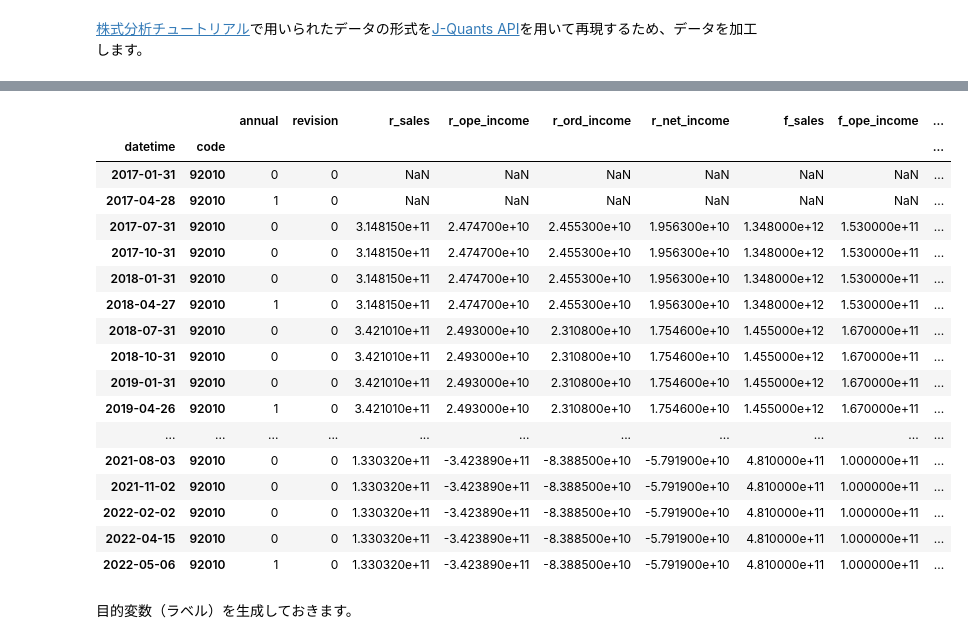
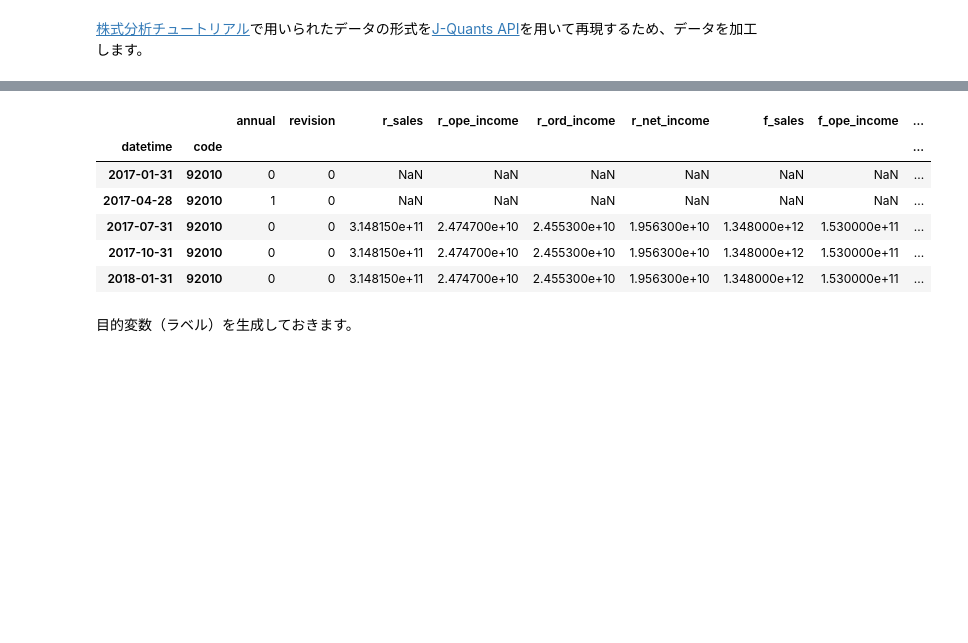
Before and after one commit to dakimura/jquants-sample, a Jupyter notebook: predictor.ipynb, the cells around one changed output, grey strips where cells are left out. Saved outputs shown, nothing was run; the diff lists cells and outputs as text; code cells hidden in the pictures; blank space fills up the shorter version.

```diff
--- a/predictor.ipynb
+++ b/predictor.ipynb
@@ -335,5 +326,5 @@ get_technical(stock_price, example_codes[0])
 # %%
-# stock_finを使った指標
+# stock_finを使った指標を各銘柄ごとに計算
 def get_financial(stock_fin:pd.DataFrame, code:int)->pd.DataFrame:
     fin_df = stock_fin[stock_fin["Local Code"] == code].copy()
 
@@ -345,16 +336,18 @@ def get_financial(stock_fin:pd.DataFrame, code:int)->pd.DataFrame:
     fin_df["revision"] = 0 # 1: 修正再表示
     # FYFinancialStatements*** は本決算
     fin_df.loc[fin_df["TypeOfDocument"].isin(["FYFinancialStatements_Consolidated_JP", "FYFinancialStatements_Consolidated_US", "FYFinancialStatements_Consolidated_IFRS"]), "annual"] = 1
-    #fin_df.loc[fin_df["RetrospectiveRestatement"]]
     fin_df.loc[fin_df["RetrospectiveRestatement"]==True, "revision"] = 1
     feat1 = ["annual", "revision"]
 
     # --- 原系列 ---
+    # (memo: 前期と当期を比較すると季節的な変動が含まれ、経済的な変動を評価しづらくなる。この季節的な変動を取り除く前のものを原系列と呼ぶ)
 
     # --- r_sales ---
+    # pre_result_period_end: 前回の情報開示日時点における事業年度終了日
     fin_df["pre_result_period_end"] = fin_df["Result_FinancialStatement FiscalPeriodEnd"].shift(1)
     fin_df["r_sales"] = np.nan
 
+    # 前の行から会計年度が変わったけどReportTypeが1Qでない = 年度の途中からのデータを見ており一番最初のレコードが2Qとか3Qのものだったとき?よくわかってない
     fin_df.loc[((fin_df["Result_FinancialStatement FiscalPeriodEnd"] != fin_df["pre_result_period_end"]) & (
             fin_df["Result_FinancialStatement ReportType"] != "1Q")), "r_sales"] = fin_df[
         "Result_FinancialStatement NetSales"].diff(1)
@@ -586,45 +579,34 @@ def get_financial(stock_fin:pd.DataFrame, code:int)->pd.DataFrame:
     feat.extend(feat1)
     feat.extend(feat2)
     feat.extend(feat3)
     feat.extend(d_feat2)
     feat.extend(d_feat3)
     feat.extend(d_feat4)
 
     col_names = ["datetime", "code"]
     col_names.extend(feat1)
     col_names.extend(feat2)
     col_names.extend(feat3)
     col_names.extend(d_feat2)
     col_names.extend(d_feat3)
     col_names.extend(d_feat4)
 
     fin_df = fin_df[feat]
     fin_df.columns = col_names
     fin_df["datetime"] = pd.to_datetime(fin_df["datetime"])
     fin_df = fin_df.set_index(["datetime", "code"])
     return fin_df
 
 # example
-get_financial(stock_fin, example_codes[1])
+get_financial(stock_fin, example_codes[1]).head()
 # %% [output]
 |  |  | annual | revision | r_sales | r_ope_income | r_ord_income | r_net_income | f_sales | f_ope_income | ... |
 | datetime | code |  |  |  |  |  |  |  |  | ... |
 | 2017-01-31 | 92010 | 0 | 0 | NaN | NaN | NaN | NaN | NaN | NaN | ... |
 | 2017-04-28 | 92010 | 1 | 0 | NaN | NaN | NaN | NaN | NaN | NaN | ... |
 | 2017-07-31 | 92010 | 0 | 0 | 3.148150e+11 | 2.474700e+10 | 2.455300e+10 | 1.956300e+10 | 1.348000e+12 | 1.530000e+11 | ... |
 | 2017-10-31 | 92010 | 0 | 0 | 3.148150e+11 | 2.474700e+10 | 2.455300e+10 | 1.956300e+10 | 1.348000e+12 | 1.530000e+11 | ... |
 | 2018-01-31 | 92010 | 0 | 0 | 3.148150e+11 | 2.474700e+10 | 2.455300e+10 | 1.956300e+10 | 1.348000e+12 | 1.530000e+11 | ... |
-| 2018-04-27 | 92010 | 1 | 0 | 3.148150e+11 | 2.474700e+10 | 2.455300e+10 | 1.956300e+10 | 1.348000e+12 | 1.530000e+11 | ... |
-| 2018-07-31 | 92010 | 0 | 0 | 3.421010e+11 | 2.493000e+10 | 2.310800e+10 | 1.754600e+10 | 1.455000e+12 | 1.670000e+11 | ... |
-| 2018-10-31 | 92010 | 0 | 0 | 3.421010e+11 | 2.493000e+10 | 2.310800e+10 | 1.754600e+10 | 1.455000e+12 | 1.670000e+11 | ... |
-| 2019-01-31 | 92010 | 0 | 0 | 3.421010e+11 | 2.493000e+10 | 2.310800e+10 | 1.754600e+10 | 1.455000e+12 | 1.670000e+11 | ... |
-| 2019-04-26 | 92010 | 1 | 0 | 3.421010e+11 | 2.493000e+10 | 2.310800e+10 | 1.754600e+10 | 1.455000e+12 | 1.670000e+11 | ... |
-| ... | ... | ... | ... | ... | ... | ... | ... | ... | ... | ... |
-| 2021-08-03 | 92010 | 0 | 0 | 1.330320e+11 | -3.423890e+11 | -8.388500e+10 | -5.791900e+10 | 4.810000e+11 | 1.000000e+11 | ... |
-| 2021-11-02 | 92010 | 0 | 0 | 1.330320e+11 | -3.423890e+11 | -8.388500e+10 | -5.791900e+10 | 4.810000e+11 | 1.000000e+11 | ... |
-| 2022-02-02 | 92010 | 0 | 0 | 1.330320e+11 | -3.423890e+11 | -8.388500e+10 | -5.791900e+10 | 4.810000e+11 | 1.000000e+11 | ... |
-| 2022-04-15 | 92010 | 0 | 0 | 1.330320e+11 | -3.423890e+11 | -8.388500e+10 | -5.791900e+10 | 4.810000e+11 | 1.000000e+11 | ... |
-| 2022-05-06 | 92010 | 1 | 0 | 1.330320e+11 | -3.423890e+11 | -8.388500e+10 | -5.791900e+10 | 4.810000e+11 | 1.000000e+11 | ... |
 # %% [markdown]
 目的変数（ラベル）を生成しておきます。
 # %%
```
Also changed, not shown: parts of 11 cells of this notebook, 1 other file.
